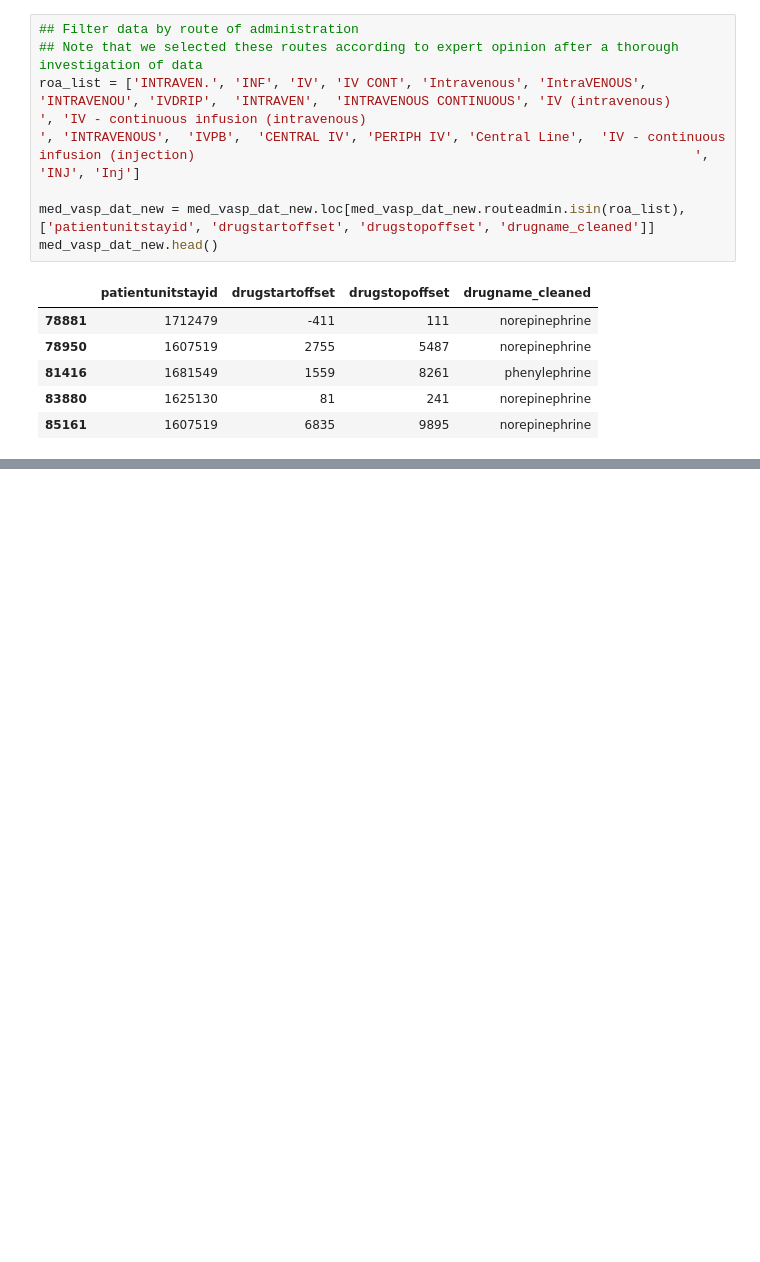
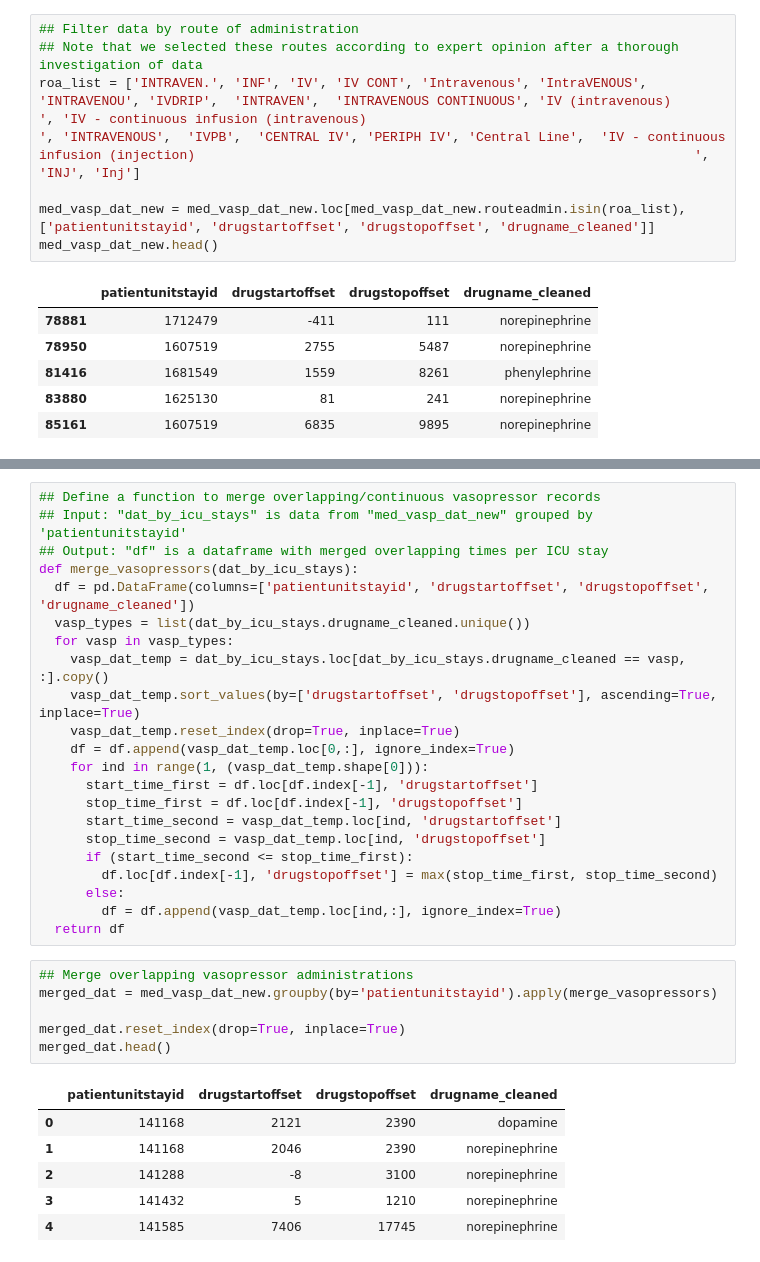
Before and after one commit to rmadushani/Three_vasopressor_problem, a Jupyter notebook: eICU/codes/eICU_Three_Vasopressors.ipynb, the cells around one changed output, grey strips where cells are left out. Saved outputs shown, nothing was run; the diff lists cells and outputs as text; blank space fills up the shorter version.

Commit message:
Extracting third vasopressor times step 1: merge overlapping vasopressor administration

```diff
--- a/eICU/codes/eICU_Three_Vasopressors.ipynb
+++ b/eICU/codes/eICU_Three_Vasopressors.ipynb
@@ -170,0 +177,35 @@ med_vasp_dat_new.head()
+# %%
+## Define a function to merge overlapping/continuous vasopressor records
+## Input: "dat_by_icu_stays" is data from "med_vasp_dat_new" grouped by 'patientunitstayid'
+## Output: "df" is a dataframe with merged overlapping times per ICU stay
+def merge_vasopressors(dat_by_icu_stays):
+  df = pd.DataFrame(columns=['patientunitstayid', 'drugstartoffset', 'drugstopoffset', 'drugname_cleaned'])
+  vasp_types = list(dat_by_icu_stays.drugname_cleaned.unique())
+  for vasp in vasp_types:
+    vasp_dat_temp = dat_by_icu_stays.loc[dat_by_icu_stays.drugname_cleaned == vasp, :].copy()
+    vasp_dat_temp.sort_values(by=['drugstartoffset', 'drugstopoffset'], ascending=True, inplace=True)
+    vasp_dat_temp.reset_index(drop=True, inplace=True)
+    df = df.append(vasp_dat_temp.loc[0,:], ignore_index=True)
+    for ind in range(1, (vasp_dat_temp.shape[0])):
+      start_time_first = df.loc[df.index[-1], 'drugstartoffset']
+      stop_time_first = df.loc[df.index[-1], 'drugstopoffset']
+      start_time_second = vasp_dat_temp.loc[ind, 'drugstartoffset']
+      stop_time_second = vasp_dat_temp.loc[ind, 'drugstopoffset']
+      if (start_time_second <= stop_time_first):
+        df.loc[df.index[-1], 'drugstopoffset'] = max(stop_time_first, stop_time_second)
+      else:
+        df = df.append(vasp_dat_temp.loc[ind,:], ignore_index=True)
+  return df
+# %%
+## Merge overlapping vasopressor administrations
+merged_dat = med_vasp_dat_new.groupby(by='patientunitstayid').apply(merge_vasopressors)
+
+merged_dat.reset_index(drop=True, inplace=True)
+merged_dat.head()
+# %% [output]
+|  | patientunitstayid | drugstartoffset | drugstopoffset | drugname_cleaned |
+| 0 | 141168 | 2121 | 2390 | dopamine |
+| 1 | 141168 | 2046 | 2390 | norepinephrine |
+| 2 | 141288 | -8 | 3100 | norepinephrine |
+| 3 | 141432 | 5 | 1210 | norepinephrine |
+| 4 | 141585 | 7406 | 17745 | norepinephrine |
```
Also changed, not shown: parts of 1 cell of this notebook.
